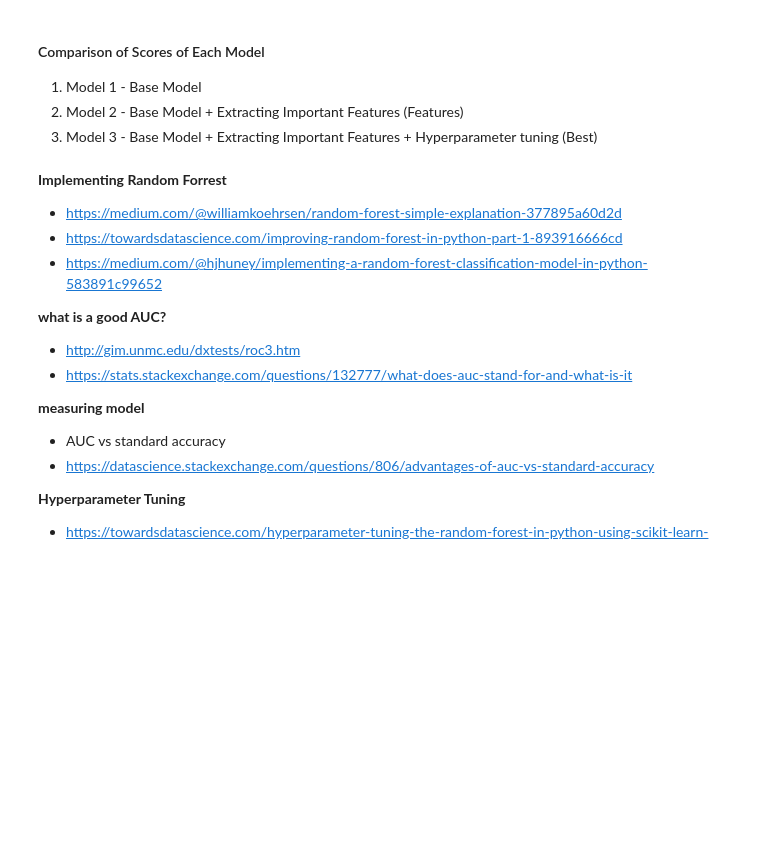
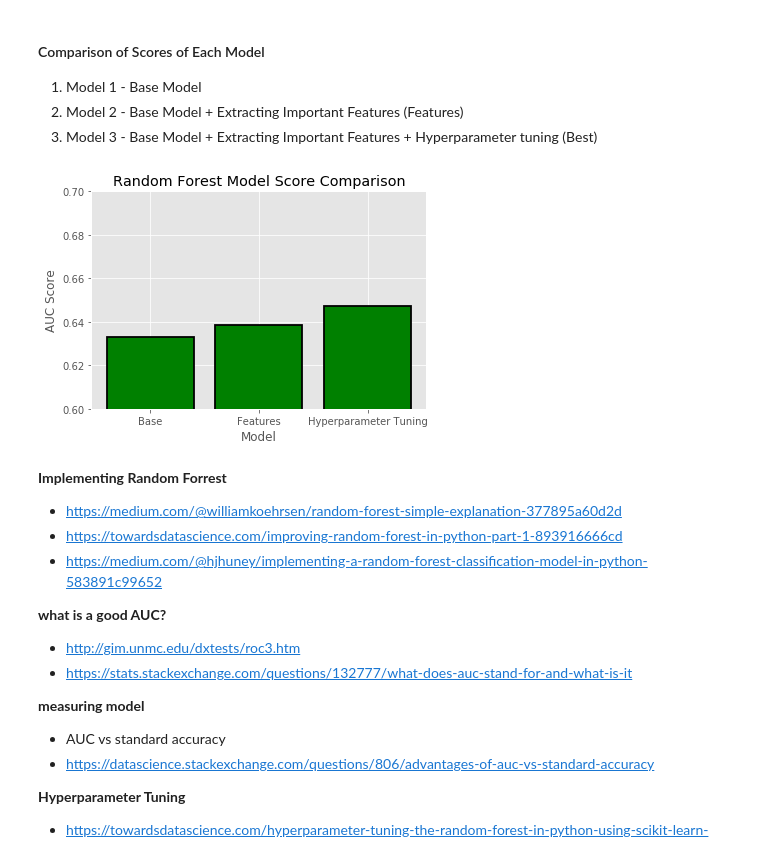
Before and after one commit to cyrusParvereshi/HipHop-R-B_Hit_Song_Prediction, a Jupyter notebook: RandomForrests.ipynb, the cells around one changed output. Drawn from its saved outputs; the diff is of its cells as text; code cells hidden in the pictures; blank space fills up the shorter version.

```diff
--- a/RandomForrests.ipynb
+++ b/RandomForrests.ipynb
@@ -134,3 +149,5 @@ base_roc_auc
+# %%
+base_roc_auc = 0.633
 # %% [markdown]
 Perhaps we can remove some unimportant features to improve the score of the model (AUC).
 # %% [markdown]
@@ -234,3 +299,5 @@ roc_auc_of_important_features
+# %%
+roc_auc_of_important_features = 0.6385
 # %% [markdown]
 Perhaps we can further fine-tune our model to achieve a better score through hyperparameter tuning.
 # %% [markdown]
@@ -348,3 +480,5 @@ final_roc_auc
+# %%
+final_roc_auc = 0.6474
 # %% [markdown]
 After tuning our hyperparameters we achieve an improved score of 73.6%. Although this is not an excellent score, it is fair and an improvement from our base model.
 # %% [markdown]
@@ -355,12 +489,14 @@ After tuning our hyperparameters we achieve an improved score of 73.6%. Although
 # %%
 x = ['Base','Features','Hyperparameter Tuning']
 y = [base_roc_auc,roc_auc_of_important_features,final_roc_auc]
 
 plt.bar(x, y, color = 'g', edgecolor = 'k', linewidth = 1.8)
 plt.xticks(x)
-plt.ylim(ymin = 0.60, ymax = .74)
-plt.xlabel('Model'); plt.ylabel('AUC Score'); plt.title('Model Score Comparison');
+plt.ylim(ymin = 0.60, ymax = .70)
+plt.xlabel('Model'); plt.ylabel('AUC Score'); plt.title('Random Forest Model Score Comparison');
 plt.show();
+# %% [output]
+[figure, added]
 # %% [markdown]
 **Implementing Random Forrest**
 * https://medium.com/@williamkoehrsen/random-forest-simple-explanation-377895a60d2d
```
Also changed, not shown: parts of 17 cells of this notebook.
